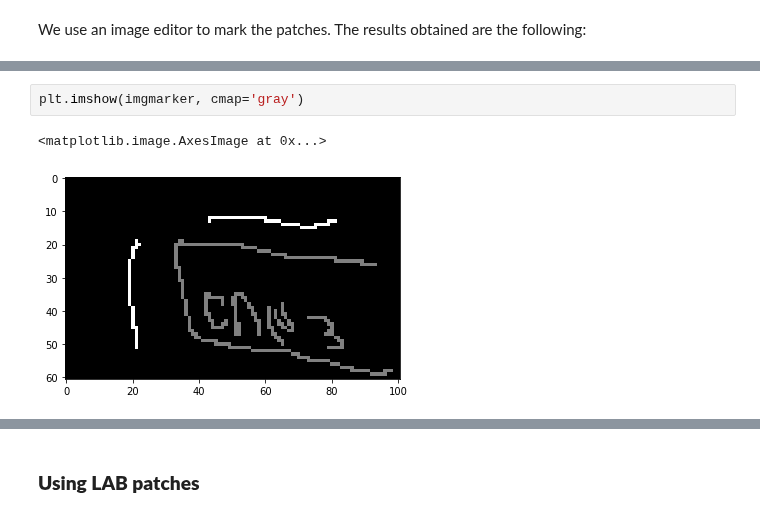
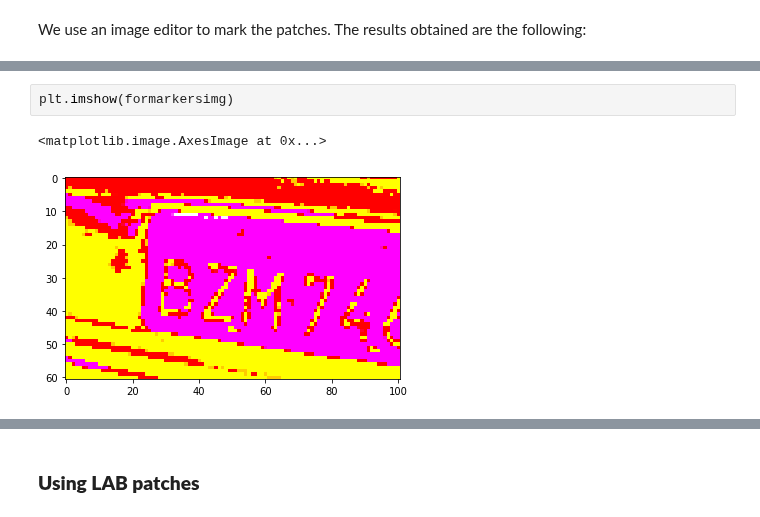
Before and after one commit to aissahm/image_analysis, a Jupyter notebook: task3.ipynb, the cells around one changed output, grey strips where cells are left out. Cells and saved outputs as stored; diff of their text form.

```diff
--- a/task3.ipynb
+++ b/task3.ipynb
@@ -621,5 +625,5 @@ time: 47.2 ms (started: 2021-01-09 22:04:54 +00:00)
 # %%
-plt.imshow(imgmarker, cmap='gray')
+plt.imshow(formarkersimg)
 # %% [output]
 <matplotlib.image.AxesImage at 0x...>
-[figure, old version]
+[figure, new version]
```
Also changed, not shown: parts of 32 cells of this notebook.
